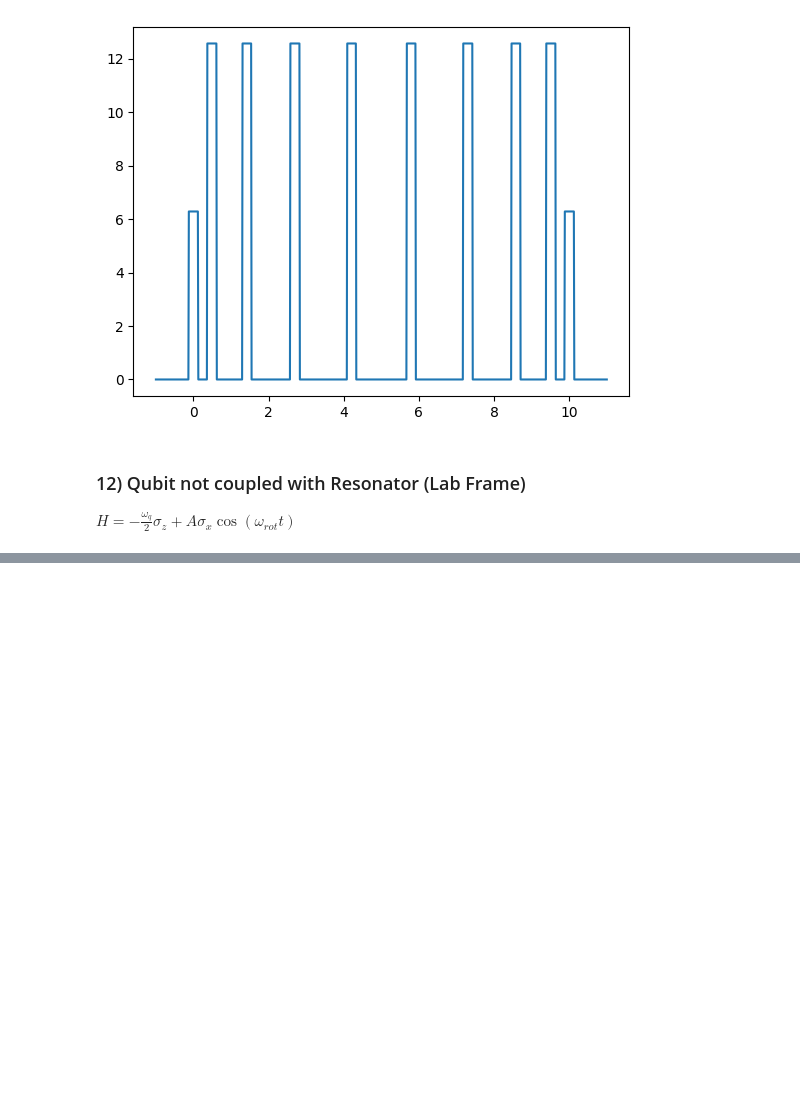
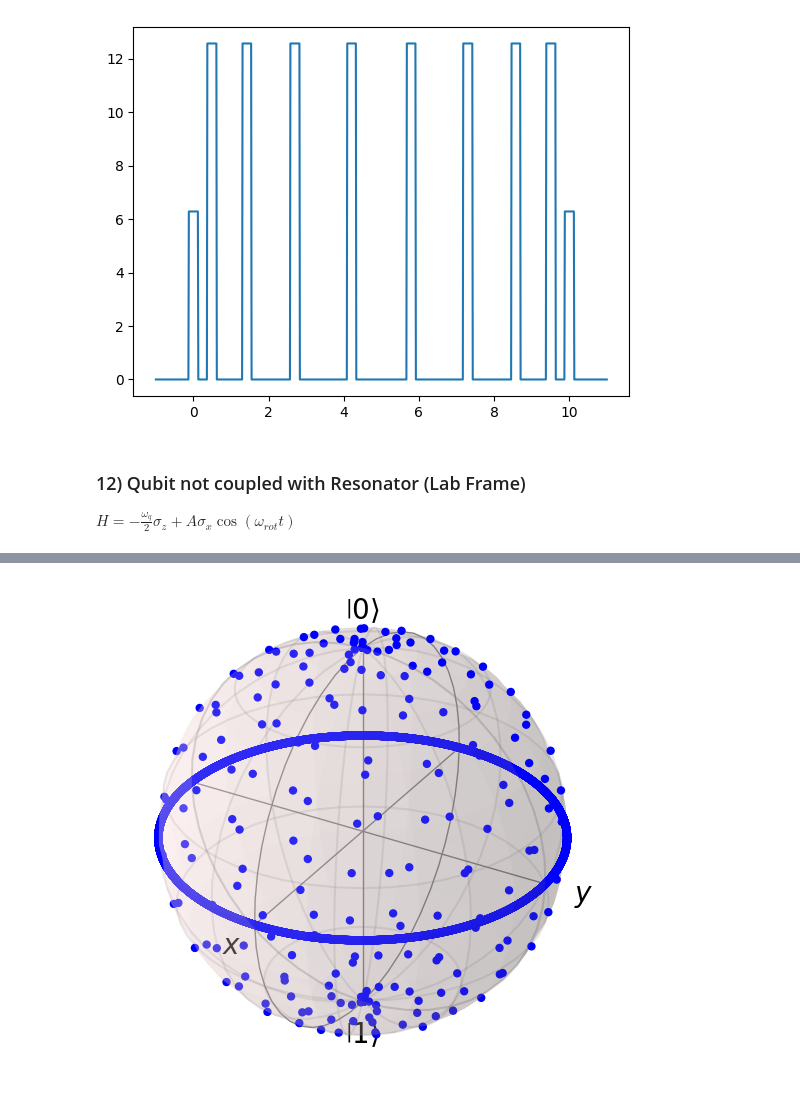
Before and after one commit to BrainConnection/Dynamical_Decoupling_Project, a Jupyter notebook: Project Dynamic Decoupling/CP CPMG UDD Practice.ipynb, the cells around one changed output, grey strips where cells are left out. Cells and saved outputs as stored; diff of their text form; code cells hidden in the pictures; blank space fills up the shorter version.

```diff
--- a/Project Dynamic Decoupling/CP CPMG UDD Practice.ipynb
+++ b/Project Dynamic Decoupling/CP CPMG UDD Practice.ipynb
@@ -674,0 +712,8 @@ sphere.show()
+# %%
+# Create Bloch sphere plot
+sphere = Bloch()
+sphere.zlabel = [r'$\left|0\right>$', r'$\left|1\right>$']
+sphere.add_points(result0.expect, meth="s")
+sphere.show()
+# %% [output]
+[figure, added]
```
Also changed, not shown: parts of 55 cells of this notebook.
